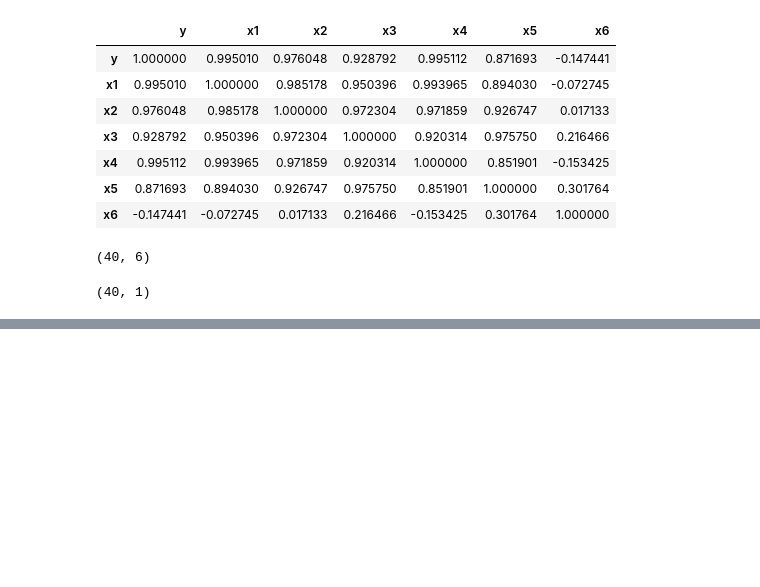
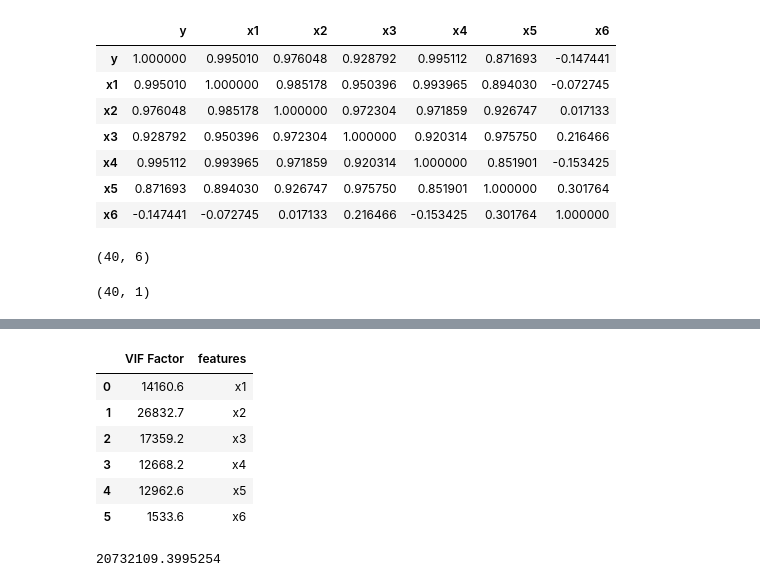
Before and after one commit to MuzzyB/Linear-Regression, a Jupyter notebook: Linear Regression Analysis Template.ipynb, the cells around one changed output, grey strips where cells are left out. Saved outputs shown, nothing was run; the diff lists cells and outputs as text; code cells hidden in the pictures; blank space fills up the shorter version.

```diff
--- a/Linear Regression Analysis Template.ipynb
+++ b/Linear Regression Analysis Template.ipynb
@@ -133,3 +134,30 @@ Warnings:
 [1] Standard Errors assume that the covariance matrix of the errors is correctly specified.
 [2] The condition number is large, 2.07e+07. This might indicate that there are
 strong multicollinearity or other numerical problems.
+# %%
+## Variance Inflation Factors
+from statsmodels.stats.outliers_influence import variance_inflation_factor
+vif = pd.DataFrame()
+vif["VIF Factor"] = [variance_inflation_factor(X.values, j) for j in range(X.shape[1])]
+vif["features"] = X.columns
+vif.round(1)
+# %% [output]
+|  | VIF Factor | features |
+| 0 | 14160.6 | x1 |
+| 1 | 26832.7 | x2 |
+| 2 | 17359.2 | x3 |
+| 3 | 12668.2 | x4 |
+| 4 | 12962.6 | x5 |
+| 5 | 1533.6 | x6 |
+# %%
+###Eigensystem Analysis
+
+# Condition Number          < 100: No serious problem
+# 100<= condition number < 1000: Moderate to strong multicollinerity
+# Condition Number       >= 1000: Severe multicollinearity
+
+#At least one condition Index >= 1000 means near linear dependency
+
+np.linalg.cond(jet_model.model.exog)
+# %% [output]
+20732109.3995254
```
Also changed, not shown: parts of 12 cells of this notebook.
